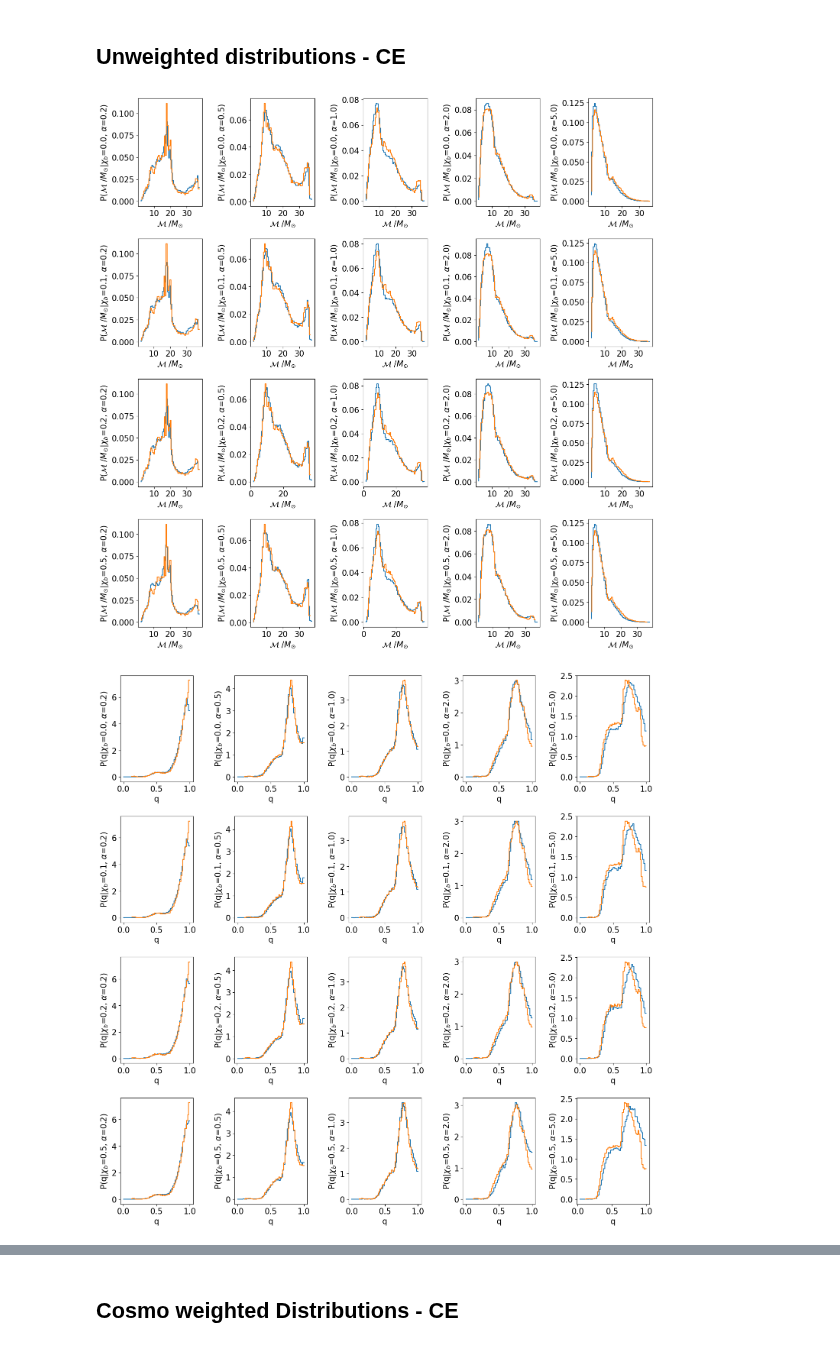
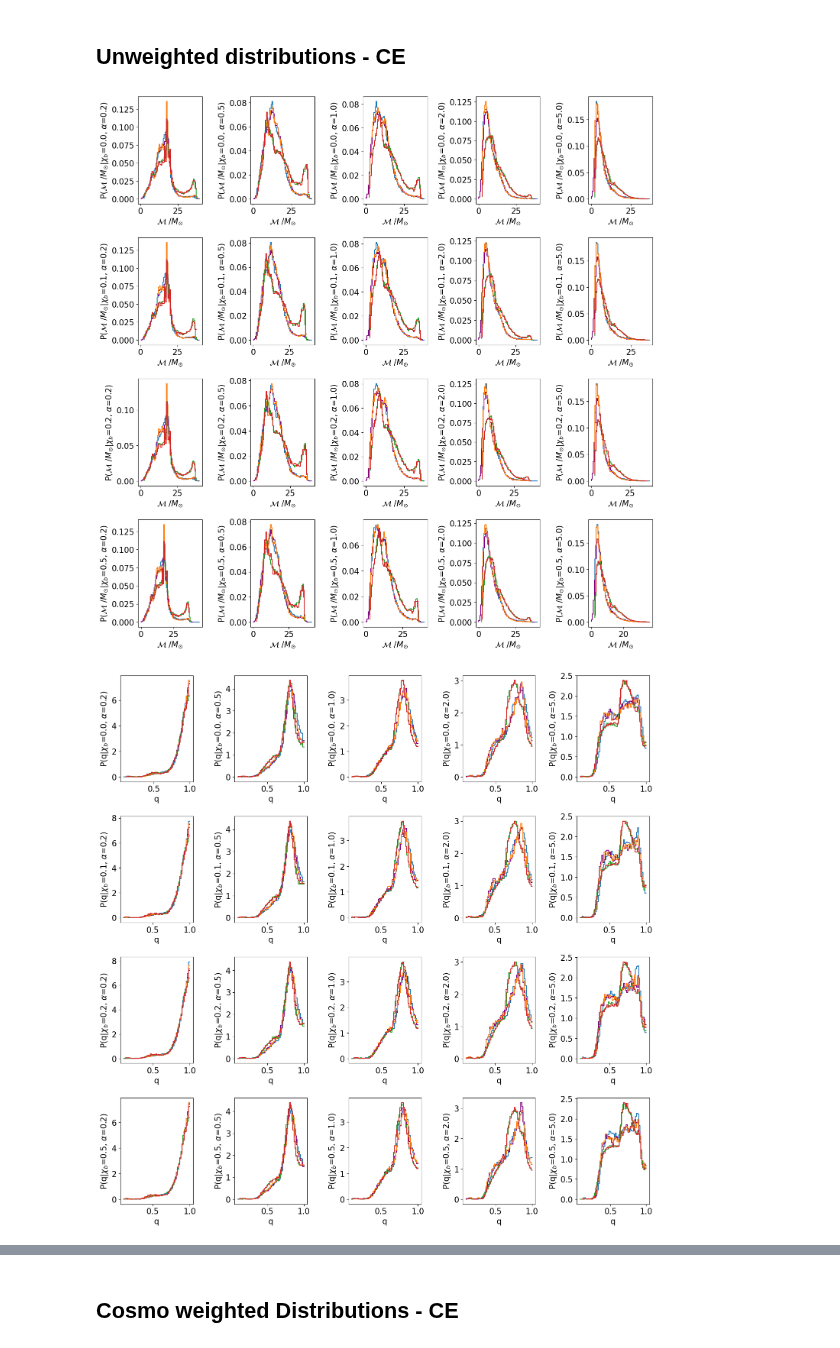
Before and after one commit to scolloms/AMAZE_model_selection, a Jupyter notebook: flow_models/check_trained_distribution.ipynb, the cells around one changed output, grey strips where cells are left out. Saved outputs shown, nothing was run; the diff lists cells and outputs as text; code cells hidden in the pictures.

```diff
--- a/flow_models/check_trained_distribution.ipynb
+++ b/flow_models/check_trained_distribution.ipynb
@@ -28,7 +28,7 @@ glasflow is using its own internal version of nflows
 #flags/inputs:
 param = ['mchirp','q', 'chieff', 'z']
 no_params = len(param)
-channel_label = 'SMT'
+channel_label = 'CE'
 
 channel_ids = {'CE':0, 'CHE':1,'GC':2,'NSC':3, 'SMT':4}
 channel_id = channel_ids[channel_label] #will be 0, 1, 2, 3, or 4
@@ -53,8 +53,8 @@ for key in popsynth_outputs.keys():
 # %%
 #check that these distributions are the same between the whole (transformed distribution), batch, and the same for validation data
 #no_trans, no_neurons, training_inputs, cond_inputs,no_binaries, batch_size, total_hps, RNVP=True, num_bins=4, device="cpu"):
-flow = FlowModel(channel_label, popsynth_outputs, param)
-weighted_flow = FlowModel(channel_label, popsynth_outputs, param, no_bins=4)
+flow = FlowModel(channel_label, popsynth_outputs, param, no_bins=5)
+weighted_flow = FlowModel(channel_label, popsynth_outputs, param, no_bins=5)
 model_names, KDE_models = get_models(models_path, [channel_label], param, use_flows=False, spin_distr=None, normalize=False, detectable=False)
 #_, KDE_models_detectable = get_models(models_path, [channel_label], param, use_flows=False, spin_distr=None, sensitivity='midhighlatelow_network', normalize=False, detectable=True)
 # %%
@@ -73,7 +73,7 @@ while ctr < Nhyper:
         submodels_dict[ctr][idx] = model
     ctr += 1
 # %%
-#flow.load_model('./raw_samples/', channel_label)
+flow.load_model('/Users/stormcolloms/Documents/PhD/Project_work/AMAZE_model_selection/rns/Flows_120123_noweights_5events/flow_models/', channel_label)
 weighted_flow.load_model('/Users/stormcolloms/Documents/PhD/Project_work/AMAZE_model_selection/rns/Flows_011223/Flows_011223/flow_models_correctnonCEq/', channel_label)
 # %% [markdown]
 ## Unweighted flow distributions - nonCE
@@ -88,7 +88,7 @@ fig_c, ax_c = plt.subplots(1,4)
 fig_z, ax_z = plt.subplots(1,4)
 
 for chi_b_id, xb in enumerate(chi_b):
-    flow_samples_stack = flow.flow.sample(no_samples, np.array([xb]))
+    flow_samples_stack = flow.flow.sample(np.array([xb]),no_samples)
     flow_mchirp = flow.expistic(flow_samples_stack[:,0], flow.mappings[0], flow.mappings[1])
     flow_q = flow.expistic(flow_samples_stack[:,1], flow.mappings[2])
     flow_chieff = np.tanh(flow_samples_stack[:,2])
@@ -163,33 +163,51 @@ no_bins = 60
 fig_mchirp, ax_m = plt.subplots(4,5)
 fig_q, ax_q = plt.subplots(4,5)
 fig_c, ax_c = plt.subplots(4,5)
 fig_z, ax_z = plt.subplots(4,5)
 
 param_label = ['$\mathcal{M}$ /$M_{\odot}$','q', '$\chi_{eff}$', 'z']
 
 for chi_b_id, xb in enumerate(chi_b):
     for alpha_id, a in enumerate(alpha_CE):
-        flow_samples_stack = flow.flow.sample(no_samples, np.array([xb,a]))
+        flow_samples_stack = flow.flow.sample(np.array([xb,a]), no_samples)
         flow_mchirp = flow.expistic(flow_samples_stack[:,0], flow.mappings[0], flow.mappings[1])
         flow_q = flow.expistic(flow_samples_stack[:,1], flow.mappings[2])
         flow_chieff = np.tanh(flow_samples_stack[:,2])
         flow_z = flow.expistic(flow_samples_stack[:,3], flow.mappings[4], flow.mappings[5])
 
         mapped_flow_samples = [flow_mchirp,flow_q,flow_chieff,flow_z]
 
+        wflow_samples_stack = weighted_flow.flow.sample(np.array([xb,a]), no_samples)
+        wflow_mchirp = weighted_flow.expistic(wflow_samples_stack[:,0], weighted_flow.mappings[0], weighted_flow.mappings[1])
+        wflow_q = weighted_flow.expistic(wflow_samples_stack[:,1], weighted_flow.mappings[2])
+        wflow_chieff = np.tanh(wflow_samples_stack[:,2])
+        wflow_z = weighted_flow.expistic(wflow_samples_stack[:,3], weighted_flow.mappings[4], weighted_flow.mappings[5])
+
+        wmapped_flow_samples = [wflow_mchirp,wflow_q,wflow_chieff,wflow_z]
+        wkde_samples = KDE_models['CE'][submodels_dict[0][chi_b_id]][submodels_dict[1][alpha_id]].sample(no_samples)
+
+
         for i, ax in enumerate([ax_m,ax_q,ax_c,ax_z]):
             flow_distr, bin_edges = np.histogram(mapped_flow_samples[i], bins=no_bins, density=True)
             known_distr, bin_edges_known =np.histogram(models_dict[(chi_b_id,alpha_id)][:][param[i]], bins=no_bins, density=True)
+
+            wflow_distr, wbin_edges = np.histogram(wmapped_flow_samples[i], bins=no_bins, density=True)
+            wkde_distr, wbin_edges_KDE = np.histogram(wkde_samples[:,i], bins=no_bins, density=True)
+            wknown_distr, wbin_edges_known =np.histogram(models_dict[(chi_b_id,alpha_id)][:][param[i]], bins=no_bins, density=True, weights=weights_dict[(chi_b_id,alpha_id)][:])
+            ax[chi_b_id,alpha_id].step(np.linspace(wbin_edges[0],wbin_edges[-1],no_bins),wflow_distr, label='weighted flow')
+            ax[chi_b_id,alpha_id].step(np.linspace(wbin_edges_KDE[0],wbin_edges_KDE[-1],no_bins),wkde_distr,label='KDE', color='purple')
+            ax[chi_b_id,alpha_id].step(np.linspace(wbin_edges_known[0],wbin_edges_known[-1],no_bins),wknown_distr,label='underlying')
+
             ax[chi_b_id,alpha_id].step(np.linspace(bin_edges[0],bin_edges[-1],no_bins),flow_distr, label='flow')
             ax[chi_b_id,alpha_id].step(np.linspace(bin_edges_known[0],bin_edges_known[-1],no_bins),known_distr,label='underlying')
             #ax[chi_b_id,alpha_id].set_title(fr'$\chi_b$={xb} and $\alpha$={a}')
             ax[chi_b_id,alpha_id].set_xlabel(fr'{param_label[i]}')
             ax[chi_b_id,alpha_id].set_ylabel(fr'P({param_label[i]}|$\chi_b$={xb}, $\alpha$={a})')
             #ax[chi_b_id,alpha_id].legend()
             fig_mchirp.tight_layout(pad=1.3)
             fig_c.tight_layout(pad=1.3)
             fig_q.tight_layout(pad=1.3)
             fig_z.tight_layout(pad=1.3)
 # %% [output]
-[figure, old version]
+[figure, new version]
-[figure, old version]
+[figure, new version]
```
Also changed, not shown: parts of 2 cells of this notebook.
